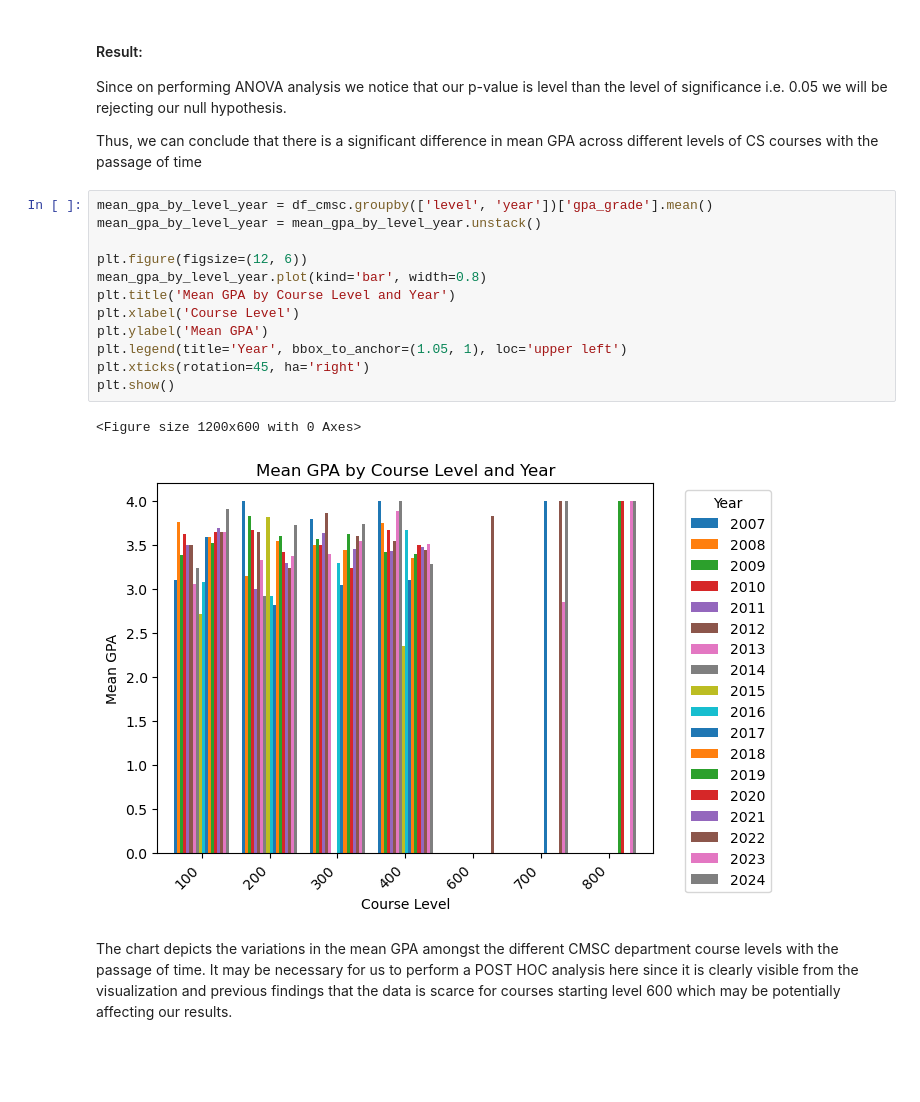
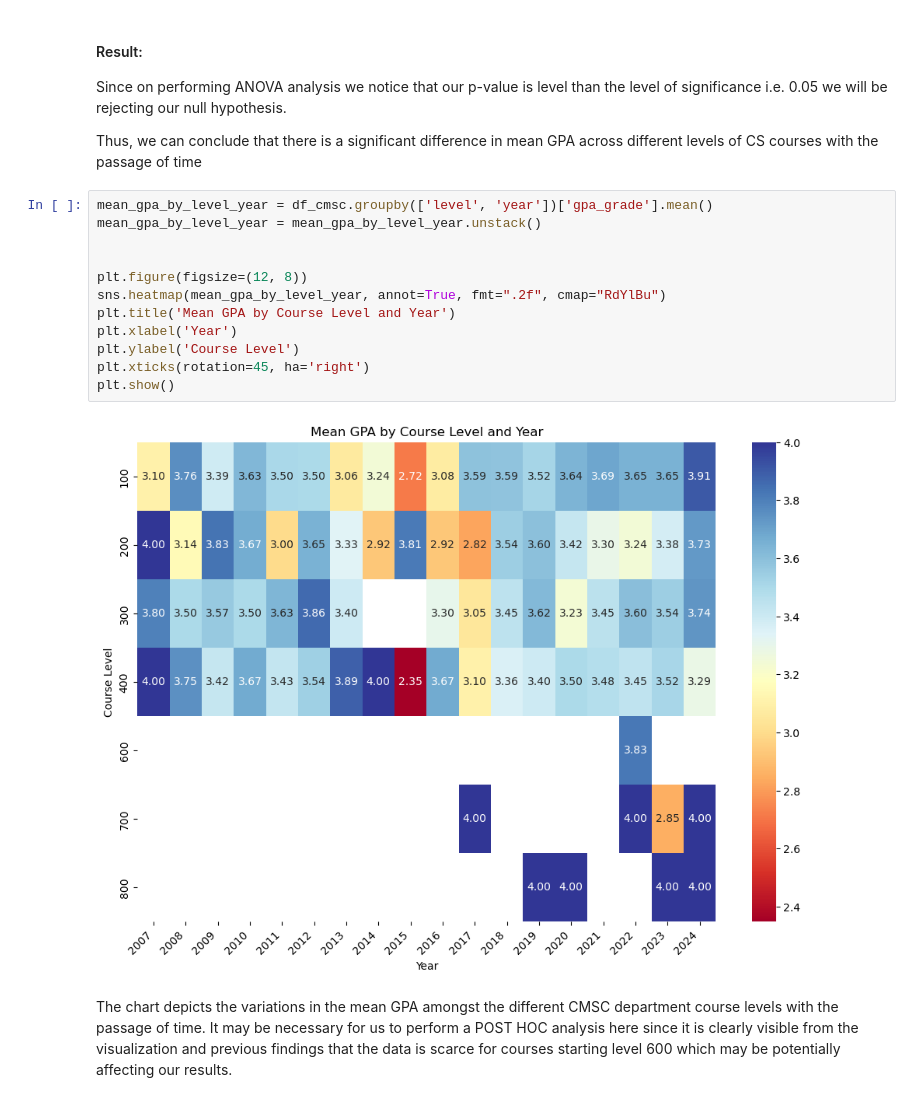
Before and after one commit to ShreenidhiAyinala/Planetterp-Course-Review-Data-Exploration-NLP-Methods, a Jupyter notebook: CMSC320_Final_Project.ipynb, the cells around one changed output. Cells and saved outputs as stored; diff of their text form; blank space fills up the shorter version.

```diff
--- a/CMSC320_Final_Project.ipynb
+++ b/CMSC320_Final_Project.ipynb
@@ -592,17 +592,16 @@ Thus, we can conclude that there is a significant difference in mean GPA across
 # %%
 mean_gpa_by_level_year = df_cmsc.groupby(['level', 'year'])['gpa_grade'].mean()
 mean_gpa_by_level_year = mean_gpa_by_level_year.unstack()
 
-plt.figure(figsize=(12, 6))
-mean_gpa_by_level_year.plot(kind='bar', width=0.8)
+
+plt.figure(figsize=(12, 8))
+sns.heatmap(mean_gpa_by_level_year, annot=True, fmt=".2f", cmap="RdYlBu")
 plt.title('Mean GPA by Course Level and Year')
-plt.xlabel('Course Level')
-plt.ylabel('Mean GPA')
-plt.legend(title='Year', bbox_to_anchor=(1.05, 1), loc='upper left')
+plt.xlabel('Year')
+plt.ylabel('Course Level')
 plt.xticks(rotation=45, ha='right')
 plt.show()
 # %% [output]
-<Figure size 1200x600 with 0 Axes>
-[figure, old version]
+[figure, new version]
 # %% [markdown]
 The chart depicts the variations in the mean GPA amongst the different CMSC department course levels with the passage of time. It may be necessary for us to perform a POST HOC analysis here since it is clearly visible from the visualization and previous findings that the data is scarce for courses starting level 600 which may be potentially affecting our results.
```
Also changed, not shown: parts of 23 cells of this notebook.
